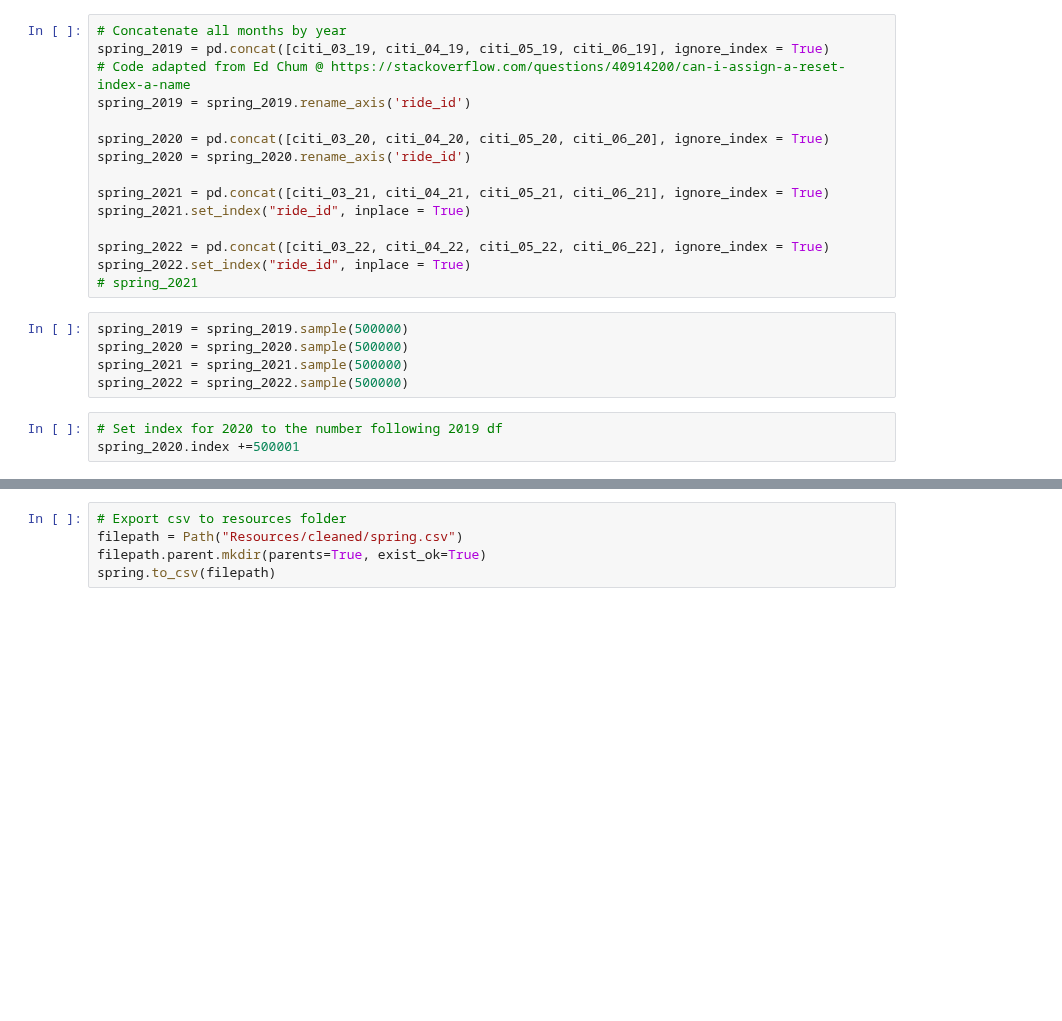
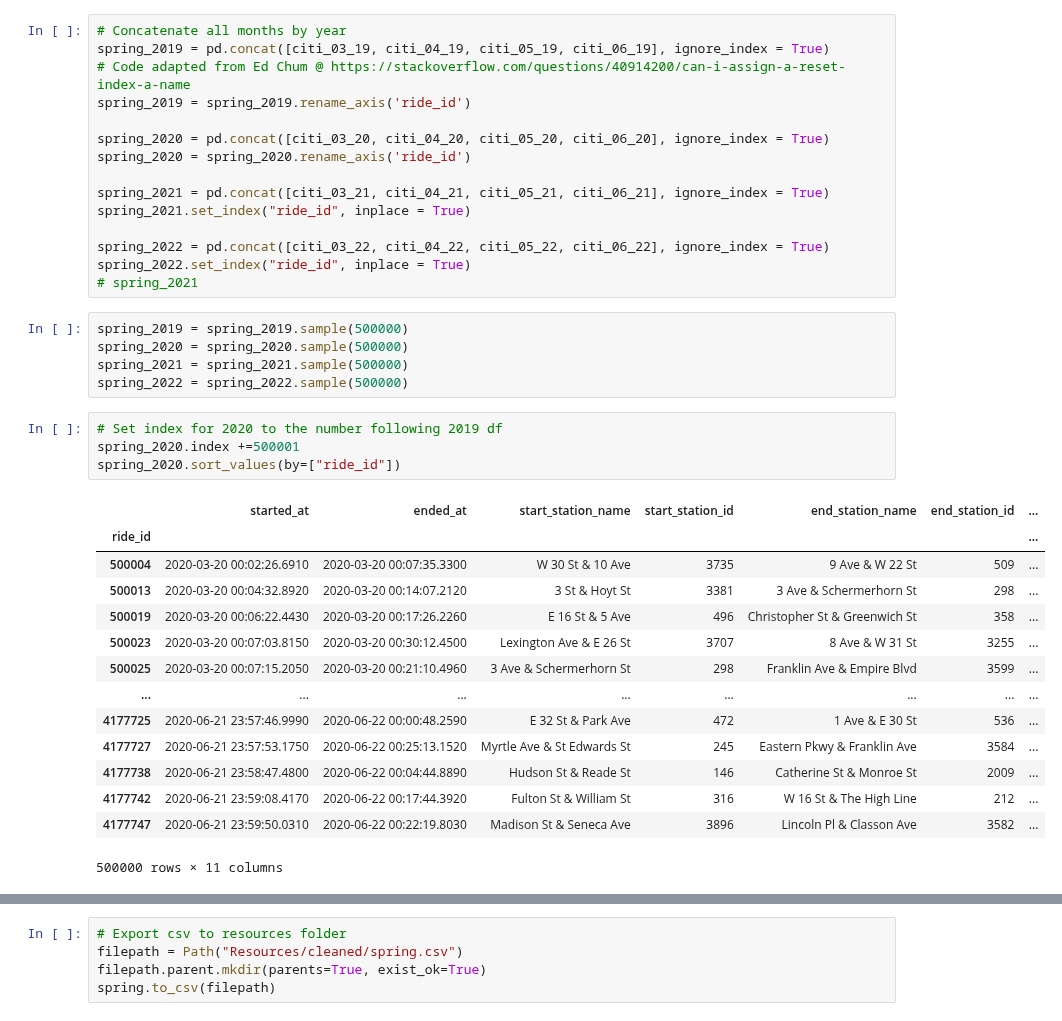
Before and after one commit to larsonki/citi-bike-tableau, a Jupyter notebook: cleaning.ipynb, the cells around one changed output, grey strips where cells are left out. Saved outputs shown, nothing was run; the diff lists cells and outputs as text; blank space fills up the shorter version.

```diff
--- a/cleaning.ipynb
+++ b/cleaning.ipynb
@@ -288,6 +288,22 @@ spring_2022 = spring_2022.sample(500000)
 # %%
 # Set index for 2020 to the number following 2019 df
 spring_2020.index +=500001
+spring_2020.sort_values(by=["ride_id"])
+# %% [output]
+|  | started_at | ended_at | start_station_name | start_station_id | end_station_name | end_station_id | ... |
+| ride_id |  |  |  |  |  |  | ... |
+| 500004 | 2020-03-20 00:02:26.6910 | 2020-03-20 00:07:35.3300 | W 30 St & 10 Ave | 3735 | 9 Ave & W 22 St | 509 | ... |
+| 500013 | 2020-03-20 00:04:32.8920 | 2020-03-20 00:14:07.2120 | 3 St & Hoyt St | 3381 | 3 Ave & Schermerhorn St | 298 | ... |
+| 500019 | 2020-03-20 00:06:22.4430 | 2020-03-20 00:17:26.2260 | E 16 St & 5 Ave | 496 | Christopher St & Greenwich St | 358 | ... |
+| 500023 | 2020-03-20 00:07:03.8150 | 2020-03-20 00:30:12.4500 | Lexington Ave & E 26 St | 3707 | 8 Ave & W 31 St | 3255 | ... |
+| 500025 | 2020-03-20 00:07:15.2050 | 2020-03-20 00:21:10.4960 | 3 Ave & Schermerhorn St | 298 | Franklin Ave & Empire Blvd | 3599 | ... |
+| ... | ... | ... | ... | ... | ... | ... | ... |
+| 4177725 | 2020-06-21 23:57:46.9990 | 2020-06-22 00:00:48.2590 | E 32 St & Park Ave | 472 | 1 Ave & E 30 St | 536 | ... |
+| 4177727 | 2020-06-21 23:57:53.1750 | 2020-06-22 00:25:13.1520 | Myrtle Ave & St Edwards St | 245 | Eastern Pkwy & Franklin Ave | 3584 | ... |
+| 4177738 | 2020-06-21 23:58:47.4800 | 2020-06-22 00:04:44.8890 | Hudson St & Reade St | 146 | Catherine St & Monroe St | 2009 | ... |
+| 4177742 | 2020-06-21 23:59:08.4170 | 2020-06-22 00:17:44.3920 | Fulton St & William St | 316 | W 16 St & The High Line | 212 | ... |
+| 4177747 | 2020-06-21 23:59:50.0310 | 2020-06-22 00:22:19.8030 | Madison St & Seneca Ave | 3896 | Lincoln Pl & Classon Ave | 3582 | ... |
+500000 rows × 11 columns
 # %%
 # Concatenate all years into one
 spring = pd.concat([spring_2019, spring_2020, spring_2021, spring_2022])
```
Also changed, not shown: parts of 1 cell of this notebook, 1 other file.
